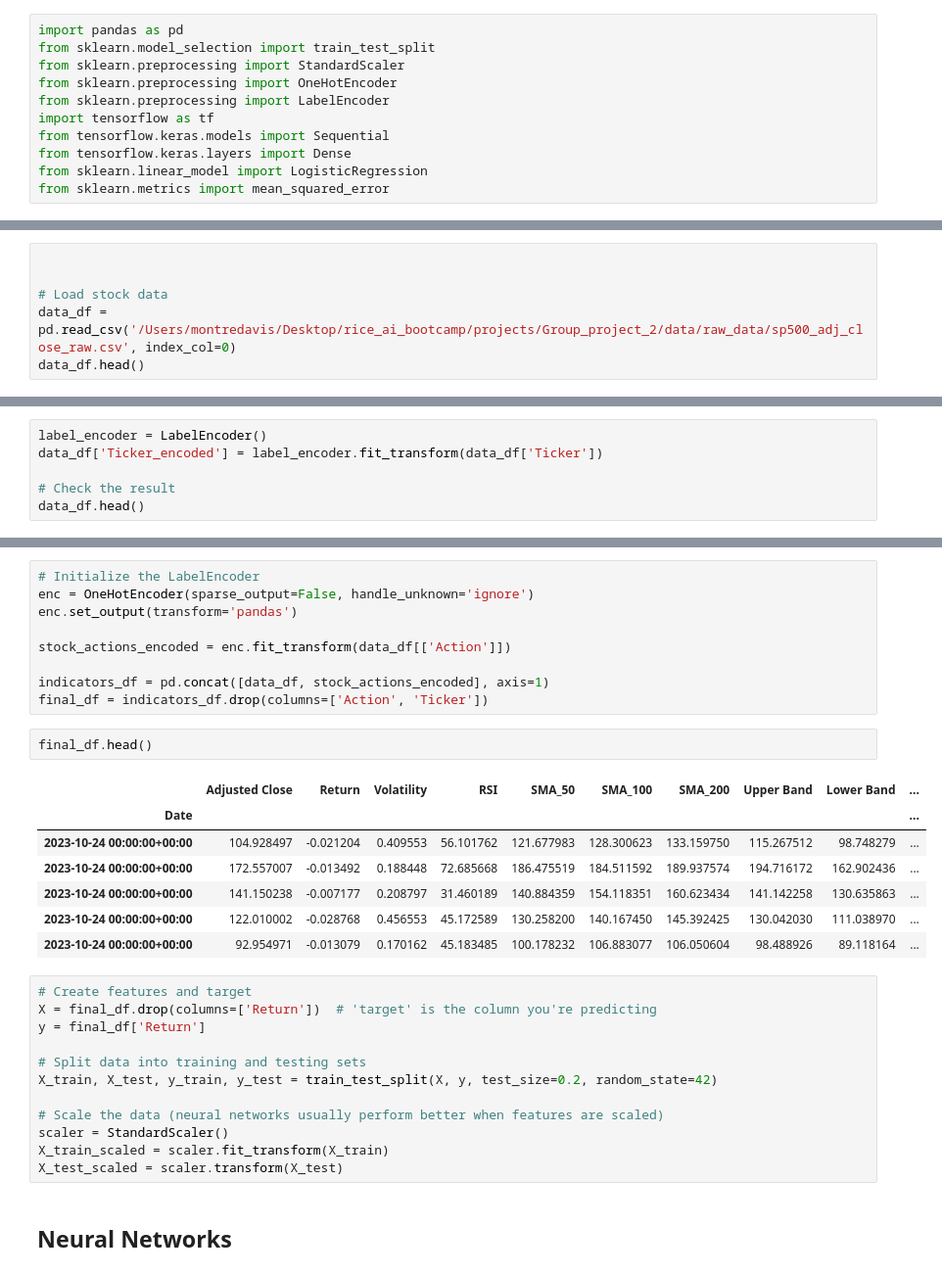
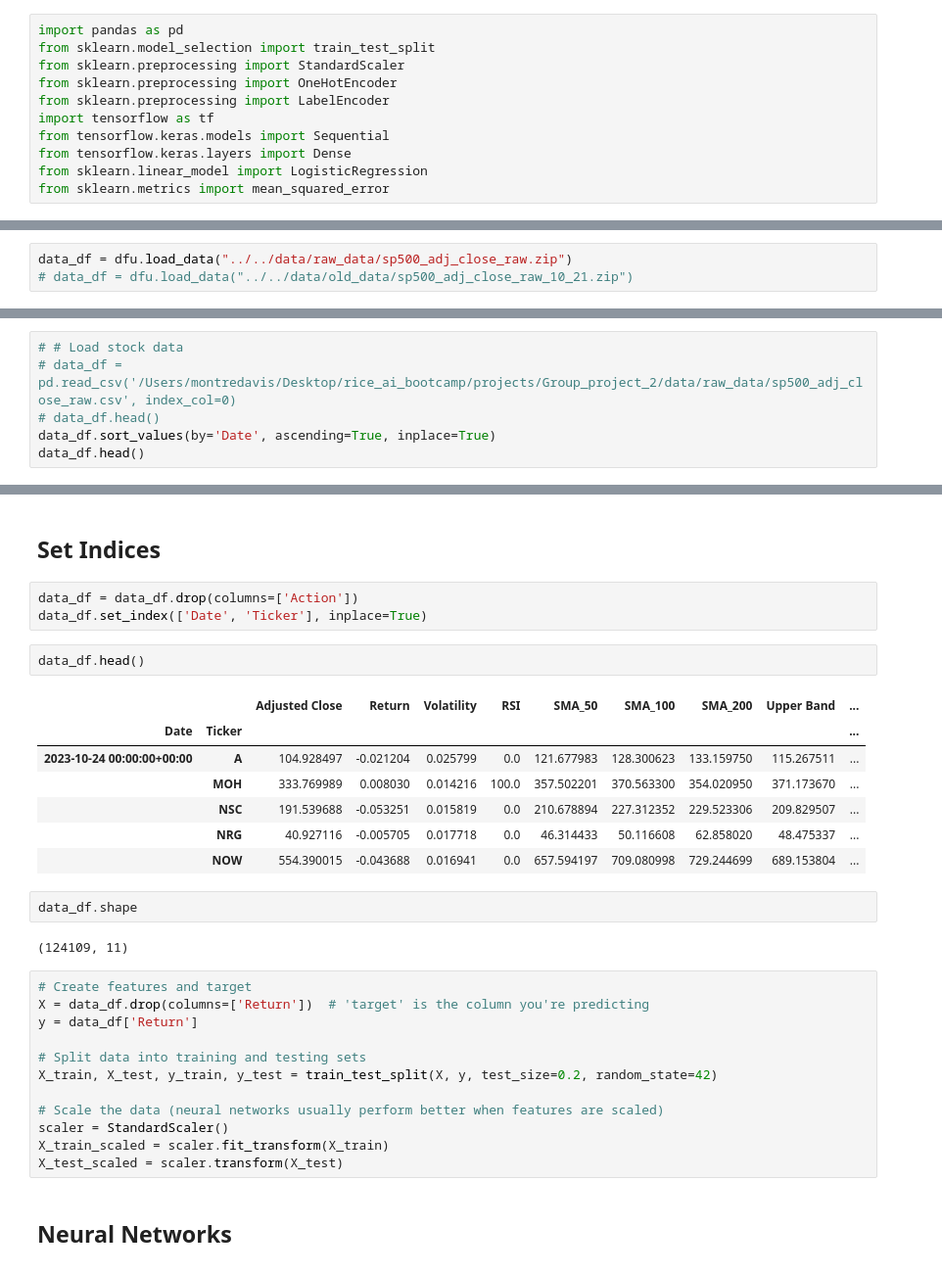
Before and after one commit to Corey-Holton/Group_project_2, a Jupyter notebook: notebooks/montre_exploration/regressions.ipynb, the cells around one changed output, grey strips where cells are left out. Shown at 98% size. Saved outputs shown, nothing was run; the diff lists cells and outputs as text.

```diff
--- a/notebooks/montre_exploration/regressions.ipynb
+++ b/notebooks/montre_exploration/regressions.ipynb
@@ -34,0 +39,3 @@ from sklearn.metrics import mean_squared_error
+# %%
+data_df = dfu.load_data("../../data/raw_data/sp500_adj_close_raw.zip")
+# data_df = dfu.load_data("../../data/old_data/sp500_adj_close_raw_10_21.zip")
@@ -35,7 +46,7 @@ from sklearn.metrics import mean_squared_error
 # %%
-
-
-# Load stock data
-data_df = pd.read_csv('/Users/montredavis/Desktop/rice_ai_bootcamp/projects/Group_project_2/data/raw_data/sp500_adj_close_raw.csv', index_col=0)
+# # Load stock data
+# data_df = pd.read_csv('/Users/montredavis/Desktop/rice_ai_bootcamp/projects/Group_project_2/data/raw_data/sp500_adj_close_raw.csv', index_col=0)
+# data_df.head()
+data_df.sort_values(by='Date', ascending=True, inplace=True)
 data_df.head()
 # %% [output]
@@ -51,6 +58,0 @@ data_df.head()
-# %%
-label_encoder = LabelEncoder()
-data_df['Ticker_encoded'] = label_encoder.fit_transform(data_df['Ticker'])
-
-# Check the result
-data_df.head()
@@ -65,26 +59,26 @@ data_df.head()
-# %%
-# Initialize the LabelEncoder
-enc = OneHotEncoder(sparse_output=False, handle_unknown='ignore')
-enc.set_output(transform='pandas')
-
-stock_actions_encoded = enc.fit_transform(data_df[['Action']])
-
-indicators_df = pd.concat([data_df, stock_actions_encoded], axis=1)
-final_df = indicators_df.drop(columns=['Action', 'Ticker'])
+# %% [markdown]
+## Set Indices
+# %%
+data_df = data_df.drop(columns=['Action'])
+data_df.set_index(['Date', 'Ticker'], inplace=True)
 # %%
-final_df.head()
+data_df.head()
 # %% [output]
-|  | Adjusted Close | Return | Volatility | RSI | SMA_50 | SMA_100 | SMA_200 | Upper Band | Lower Band | ... |
-| Date |  |  |  |  |  |  |  |  |  | ... |
-| 2023-10-24 00:00:00+00:00 | 104.928497 | -0.021204 | 0.409553 | 56.101762 | 121.677983 | 128.300623 | 133.159750 | 115.267512 | 98.748279 | ... |
-| 2023-10-24 00:00:00+00:00 | 172.557007 | -0.013492 | 0.188448 | 72.685668 | 186.475519 | 184.511592 | 189.937574 | 194.716172 | 162.902436 | ... |
-| 2023-10-24 00:00:00+00:00 | 141.150238 | -0.007177 | 0.208797 | 31.460189 | 140.884359 | 154.118351 | 160.623434 | 141.142258 | 130.635863 | ... |
-| 2023-10-24 00:00:00+00:00 | 122.010002 | -0.028768 | 0.456553 | 45.172589 | 130.258200 | 140.167450 | 145.392425 | 130.042030 | 111.038970 | ... |
-| 2023-10-24 00:00:00+00:00 | 92.954971 | -0.013079 | 0.170162 | 45.183485 | 100.178232 | 106.883077 | 106.050604 | 98.488926 | 89.118164 | ... |
+|  |  | Adjusted Close | Return | Volatility | RSI | SMA_50 | SMA_100 | SMA_200 | Upper Band | ... |
+| Date | Ticker |  |  |  |  |  |  |  |  | ... |
+| 2023-10-24 00:00:00+00:00 | A | 104.928497 | -0.021204 | 0.025799 | 0.0 | 121.677983 | 128.300623 | 133.159750 | 115.267511 | ... |
+|  | MOH | 333.769989 | 0.008030 | 0.014216 | 100.0 | 357.502201 | 370.563300 | 354.020950 | 371.173670 | ... |
+|  | NSC | 191.539688 | -0.053251 | 0.015819 | 0.0 | 210.678894 | 227.312352 | 229.523306 | 209.829507 | ... |
+|  | NRG | 40.927116 | -0.005705 | 0.017718 | 0.0 | 46.314433 | 50.116608 | 62.858020 | 48.475337 | ... |
+|  | NOW | 554.390015 | -0.043688 | 0.016941 | 0.0 | 657.594197 | 709.080998 | 729.244699 | 689.153804 | ... |
+# %%
+data_df.shape
+# %% [output]
+(124109, 11)
 # %%
 # Create features and target
-X = final_df.drop(columns=['Return'])  # 'target' is the column you're predicting
-y = final_df['Return']
+X = data_df.drop(columns=['Return'])  # 'target' is the column you're predicting
+y = data_df['Return']
 
 # Split data into training and testing sets
 X_train, X_test, y_train, y_test = train_test_split(X, y, test_size=0.2, random_state=42)
```
Also changed, not shown: parts of 12 cells of this notebook.
